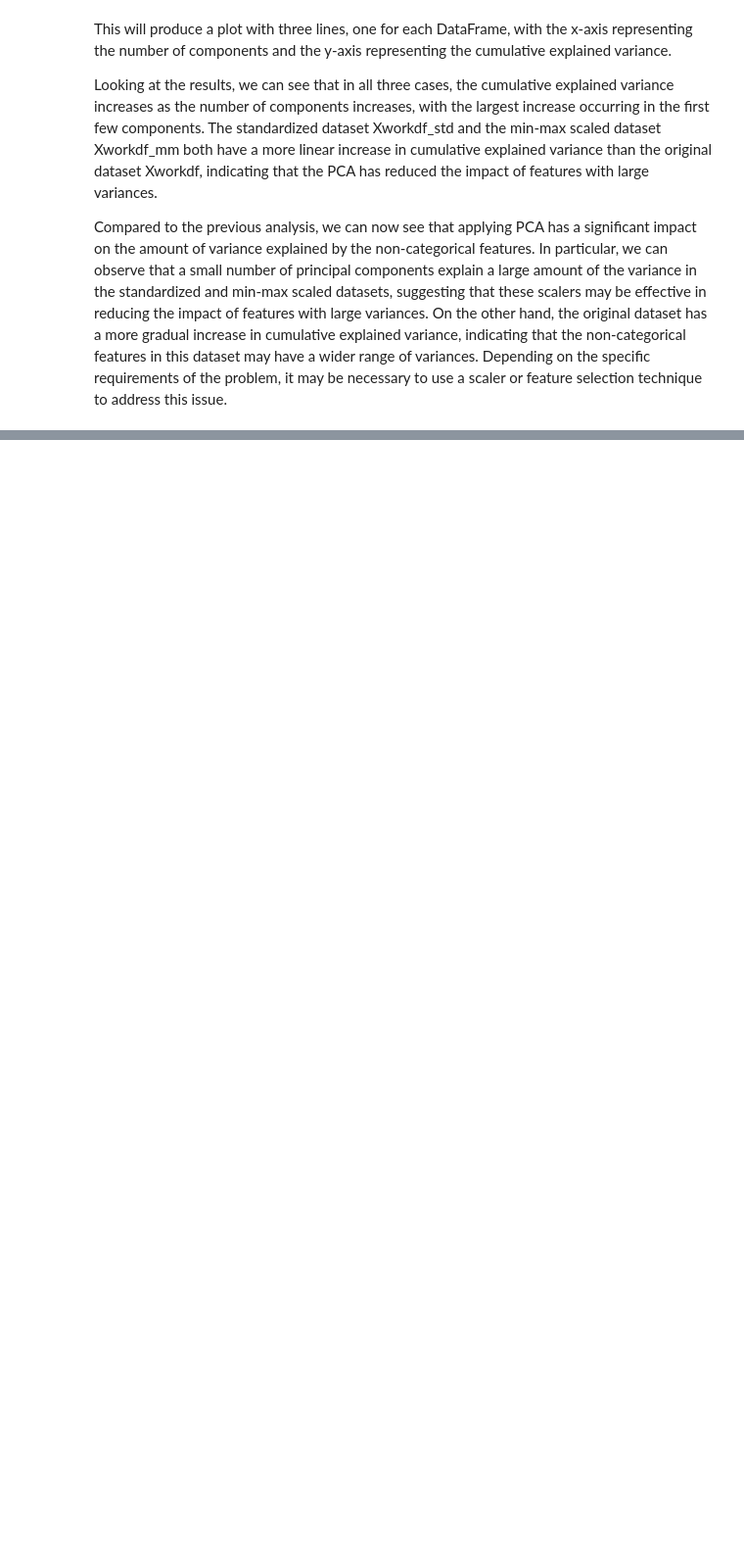
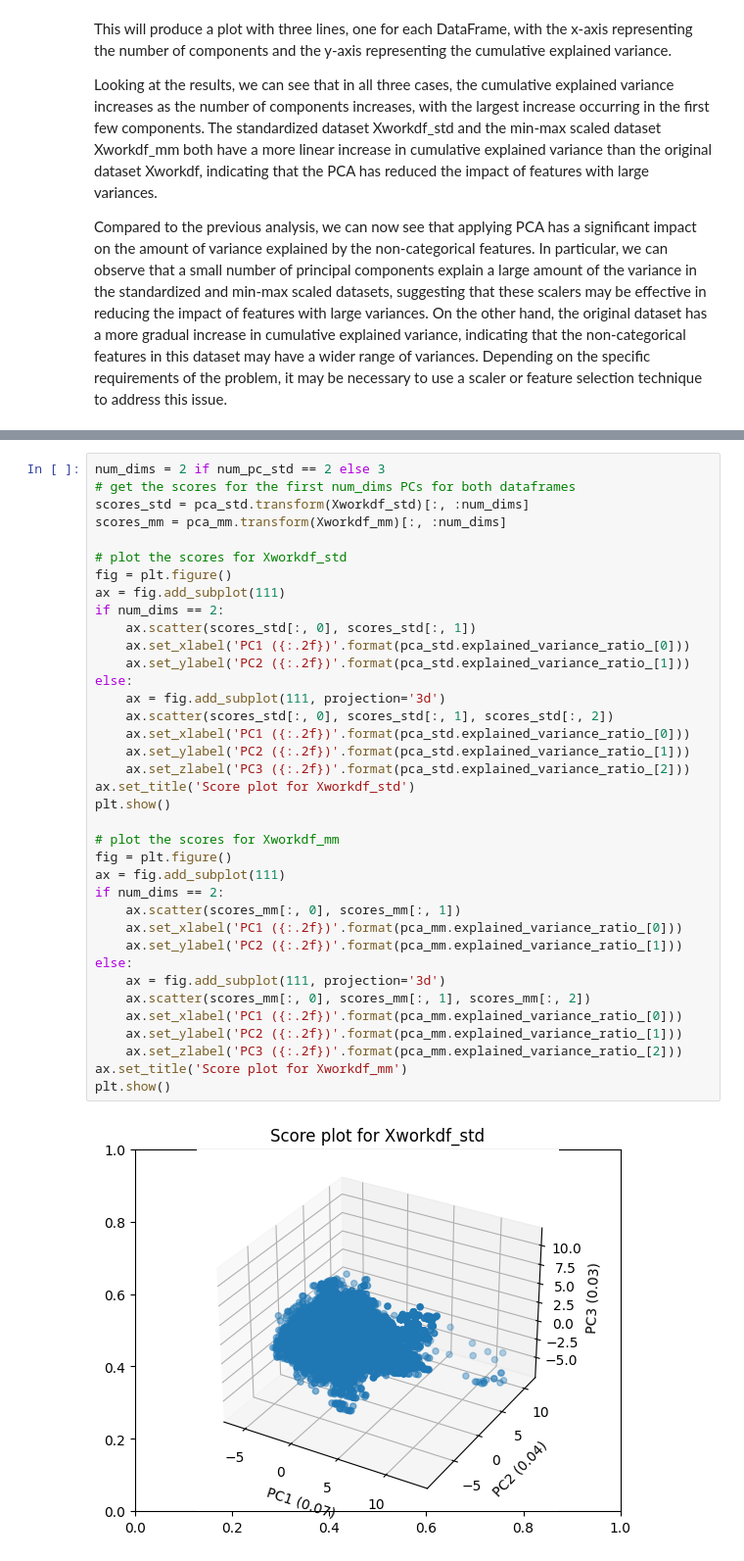
Before and after one commit to codeowlers/PrincipalComponentsAnalysis, a Jupyter notebook: main-script.ipynb, the cells around one changed output, grey strips where cells are left out. Shown: that part at 98% size. Cells and saved outputs as stored; diff of their text form; blank space fills up the shorter version.

```diff
--- a/main-script.ipynb
+++ b/main-script.ipynb
@@ -202,0 +313,39 @@ Compared to the previous analysis, we can now see that applying PCA has a signif
+# %%
+num_dims = 2 if num_pc_std == 2 else 3
+# get the scores for the first num_dims PCs for both dataframes
+scores_std = pca_std.transform(Xworkdf_std)[:, :num_dims]
+scores_mm = pca_mm.transform(Xworkdf_mm)[:, :num_dims]
+
+# plot the scores for Xworkdf_std
+fig = plt.figure()
+ax = fig.add_subplot(111)
+if num_dims == 2:
+    ax.scatter(scores_std[:, 0], scores_std[:, 1])
+    ax.set_xlabel('PC1 ({:.2f})'.format(pca_std.explained_variance_ratio_[0]))
+    ax.set_ylabel('PC2 ({:.2f})'.format(pca_std.explained_variance_ratio_[1]))
+else:
+    ax = fig.add_subplot(111, projection='3d')
+    ax.scatter(scores_std[:, 0], scores_std[:, 1], scores_std[:, 2])
+    ax.set_xlabel('PC1 ({:.2f})'.format(pca_std.explained_variance_ratio_[0]))
+    ax.set_ylabel('PC2 ({:.2f})'.format(pca_std.explained_variance_ratio_[1]))
+    ax.set_zlabel('PC3 ({:.2f})'.format(pca_std.explained_variance_ratio_[2]))
+ax.set_title('Score plot for Xworkdf_std')
+plt.show()
+
+# plot the scores for Xworkdf_mm
+fig = plt.figure()
+ax = fig.add_subplot(111)
+if num_dims == 2:
+    ax.scatter(scores_mm[:, 0], scores_mm[:, 1])
+    ax.set_xlabel('PC1 ({:.2f})'.format(pca_mm.explained_variance_ratio_[0]))
+    ax.set_ylabel('PC2 ({:.2f})'.format(pca_mm.explained_variance_ratio_[1]))
+else:
+    ax = fig.add_subplot(111, projection='3d')
+    ax.scatter(scores_mm[:, 0], scores_mm[:, 1], scores_mm[:, 2])
+    ax.set_xlabel('PC1 ({:.2f})'.format(pca_mm.explained_variance_ratio_[0]))
+    ax.set_ylabel('PC2 ({:.2f})'.format(pca_mm.explained_variance_ratio_[1]))
+    ax.set_zlabel('PC3 ({:.2f})'.format(pca_mm.explained_variance_ratio_[2]))
+ax.set_title('Score plot for Xworkdf_mm')
+plt.show()
+# %% [output]
+[figure, added]
```
Also changed, not shown: parts of 13 cells of this notebook.
